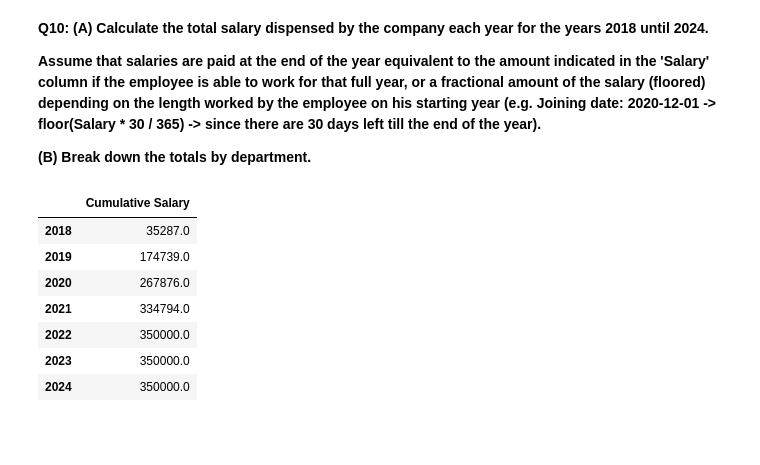
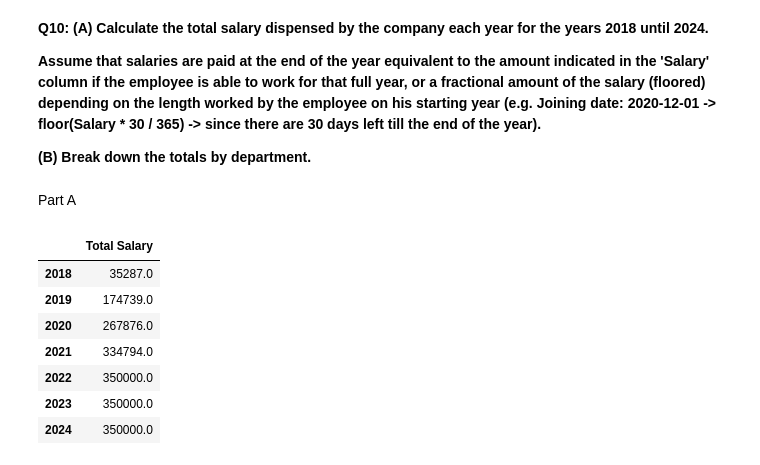
Before and after one commit to 20100215/DA-Must-Knows_Pandas-PySpark-SQL, a Jupyter notebook: notebook.ipynb, the cells around one changed output. Cells and saved outputs as stored; diff of their text form; code cells hidden in the pictures; blank space fills up the shorter version.

```diff
--- a/notebook.ipynb
+++ b/notebook.ipynb
@@ -559,26 +559,28 @@ tenure_counts.orderBy(F.desc('Count')).show()
 **Assume that salaries are paid at the end of the year equivalent to the amount indicated in the 'Salary' column if the employee is able to work for that full year, or a fractional amount of the salary (floored) depending on the length worked by the employee on his starting year (e.g. Joining date: 2020-12-01 -> floor(Salary * 30 / 365) -> since there are 30 days left till the end of the year).**
 
 **(B) Break down the totals by department.**
+# %% [markdown]
+Part A
 # %%
 # Pandas solution
 cumsum_dict = {
     2018:0.0,
     2019:0.0,
     2020:0.0,
     2021:0.0,
     2022:0.0,
     2023:0.0,
     2024:0.0
 }
 for i, row in employees_pd.iterrows():
     key = row['JoiningDate'].year
     cumsum_dict[key] += math.floor((date(key,12,31).timetuple().tm_yday - row['JoiningDate'].timetuple().tm_yday) / 365 * row['Salary'])
     while key < 2024:
         key += 1
         cumsum_dict[key] += row['Salary']
-pd.DataFrame(cumsum_dict, index=['Cumulative Salary']).T
+pd.DataFrame(cumsum_dict, index=['Total Salary']).T
 # %% [output]
-|  | Cumulative Salary |
+|  | Total Salary |
 | 2018 | 35287.0 |
 | 2019 | 174739.0 |
 | 2020 | 267876.0 |
```
Also changed, not shown: parts of 6 cells of this notebook.
